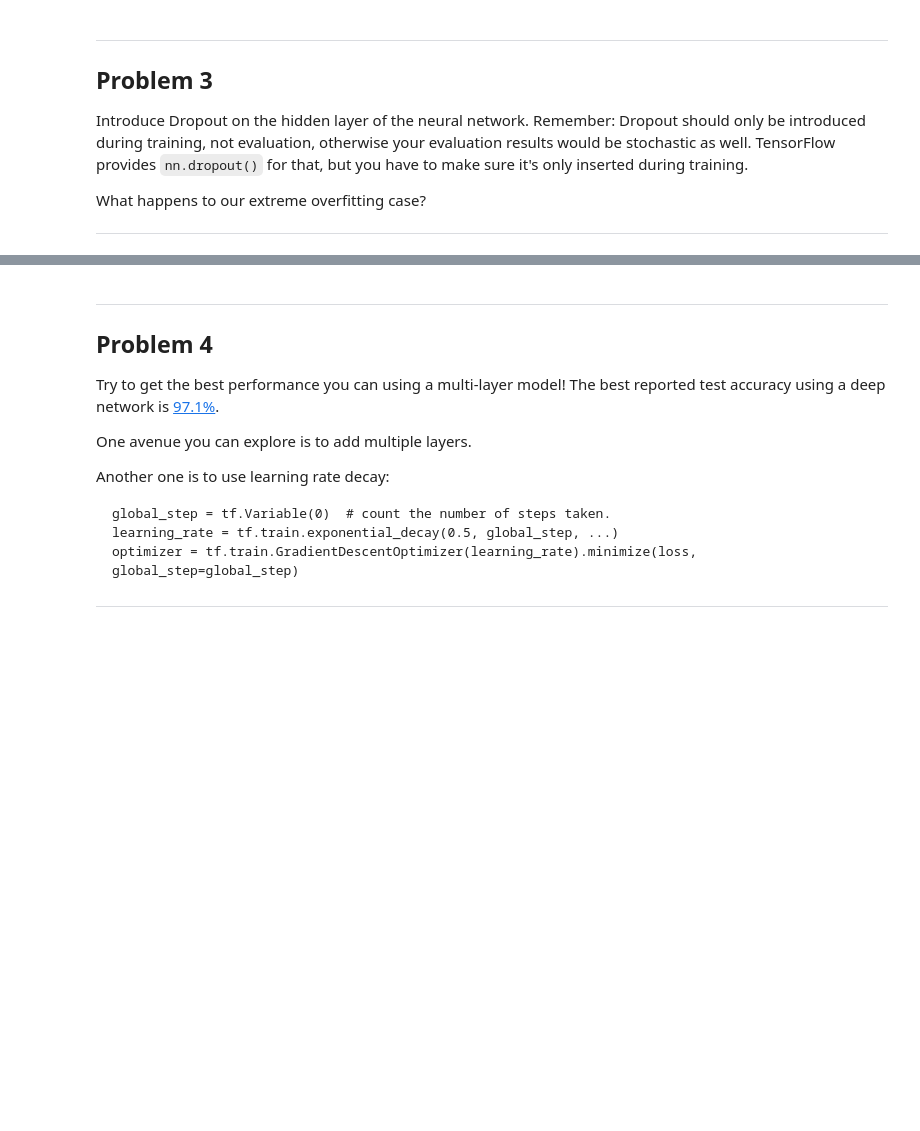
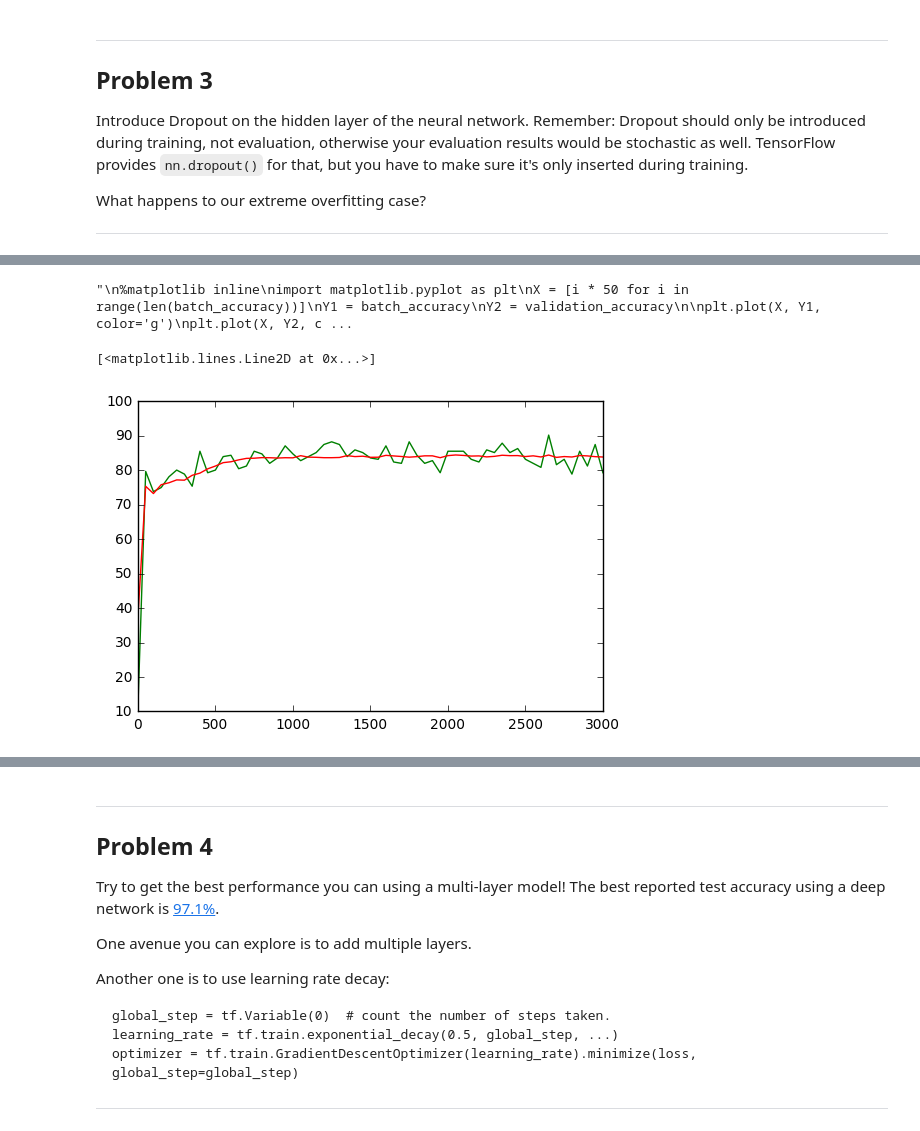
Before and after one commit to fortyMiles/tensorflow_udacity, a Jupyter notebook: 3_regularization.ipynb, the cells around one changed output, grey strips where cells are left out. Cells and saved outputs as stored; diff of their text form; code cells hidden in the pictures; blank space fills up the shorter version.

```diff
--- a/3_regularization.ipynb
+++ b/3_regularization.ipynb
@@ -213,7 +213,7 @@ def regularization(weights):
     return alpha * sum(map(lambda w_i: tf.nn.l2_loss(w_i), weights.values()))
 
 
-batch_size = 10
+batch_size = 2
 
     # initial neoral network by train size @param batch_size
 n_hidden = 1024
@@ -310,0 +424,28 @@ What happens to our extreme overfitting case?
+# %%
+### keep prob = 1.0, batch size = 256, time: 2min 59s
+'''
+%matplotlib inline
+import matplotlib.pyplot as plt
+X = [i * 50 for i in range(len(batch_accuracy))]
+Y1 = batch_accuracy
+Y2 = validation_accuracy
+
+plt.plot(X, Y1, color='g')
+plt.plot(X, Y2, color='r')
+'''
+# %% [output]
+"\n%matplotlib inline\nimport matplotlib.pyplot as plt\nX = [i * 50 for i in range(len(batch_accuracy))]\nY1 = batch_accuracy\nY2 = validation_accuracy\n\nplt.plot(X, Y1, color='g')\nplt.plot(X, Y2, c ...
+# %%
+### keep prob = 0.5, batch size = 256
+'''%matplotlib inline
+import matplotlib.pyplot as plt
+X = [i * 50 for i in range(len(batch_accuracy))]
+Y1 = batch_accuracy
+Y2 = validation_accuracy
+
+plt.plot(X, Y1, color='g')
+plt.plot(X, Y2, color='r')
+'''
+# %% [output]
+[<matplotlib.lines.Line2D at 0x...>]
+[figure, added]
```
Also changed, not shown: parts of 17 cells of this notebook.
